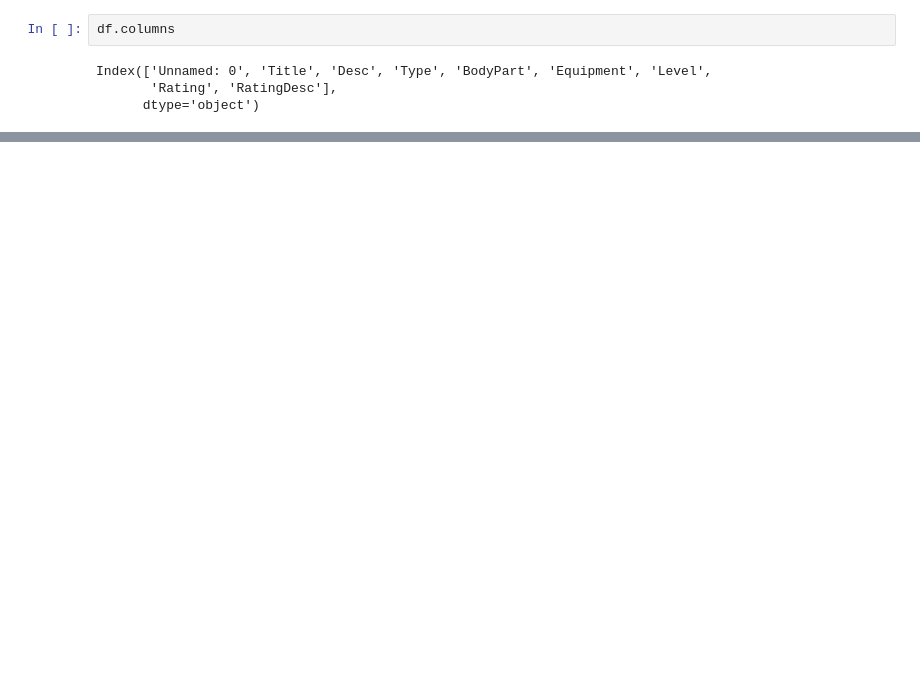
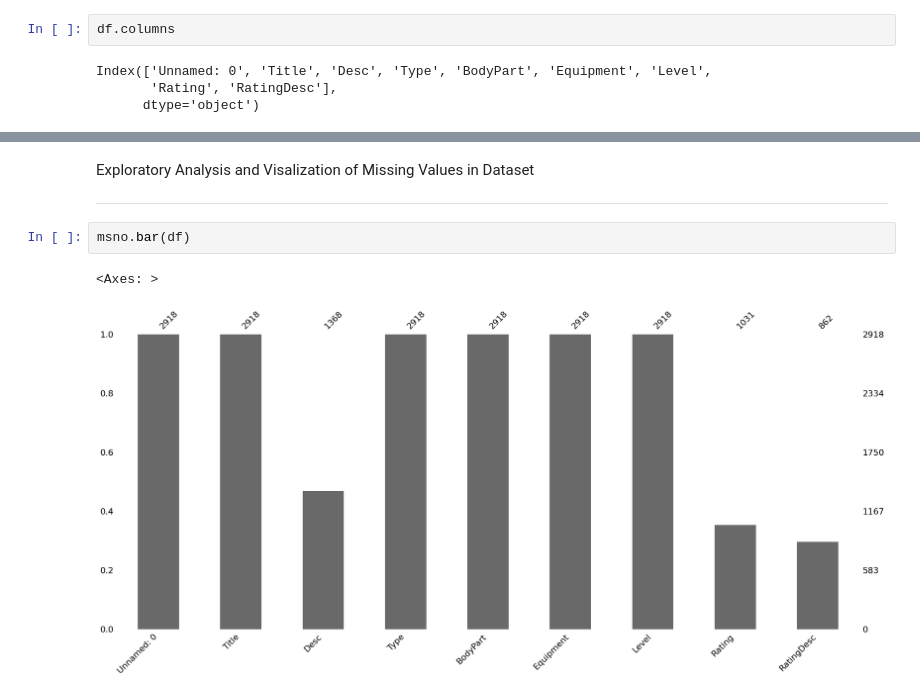
Before and after one commit to adelicia-js/gym-eda, a Jupyter notebook: Gym_EDA.ipynb, the cells around one changed output, grey strips where cells are left out. Cells and saved outputs as stored; diff of their text form; blank space fills up the shorter version.

Commit message:
visualization & analysis of missing data

```diff
--- a/Gym_EDA.ipynb
+++ b/Gym_EDA.ipynb
@@ -72,0 +74,9 @@ Observations:
+# %% [markdown]
+Exploratory Analysis and Visalization of Missing Values in Dataset
+
+---
+# %%
+msno.bar(df)
+# %% [output]
+<Axes: >
+[figure, added]
```
Also changed, not shown: parts of 17 cells of this notebook.
